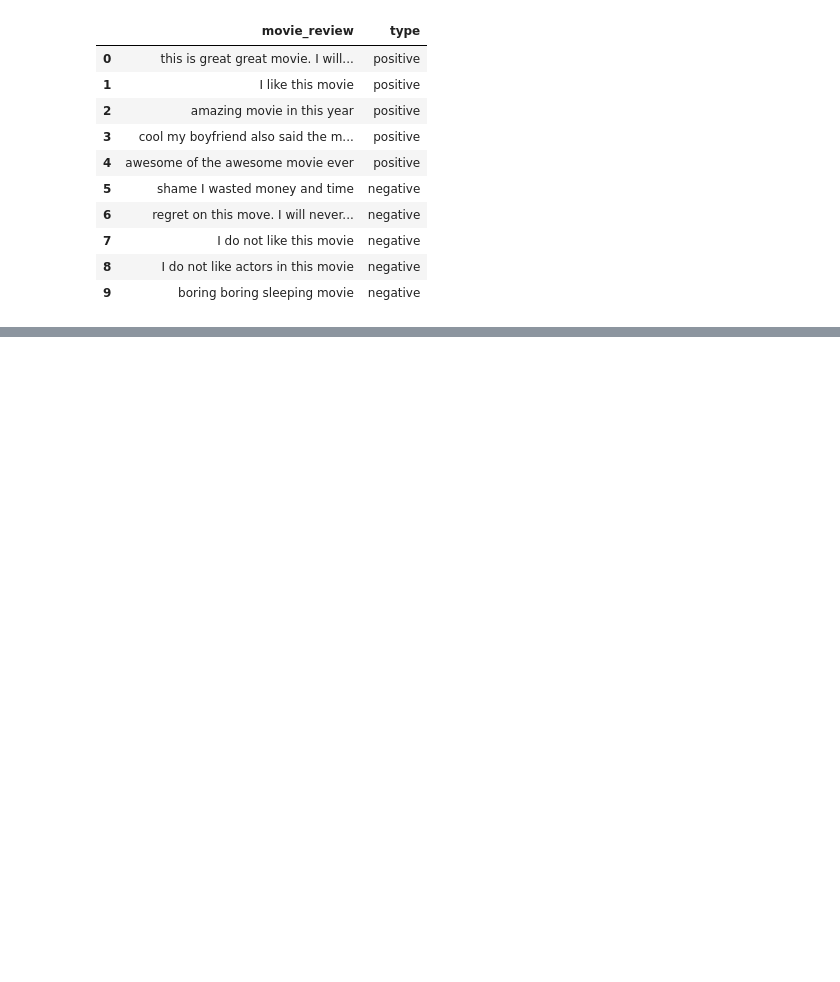
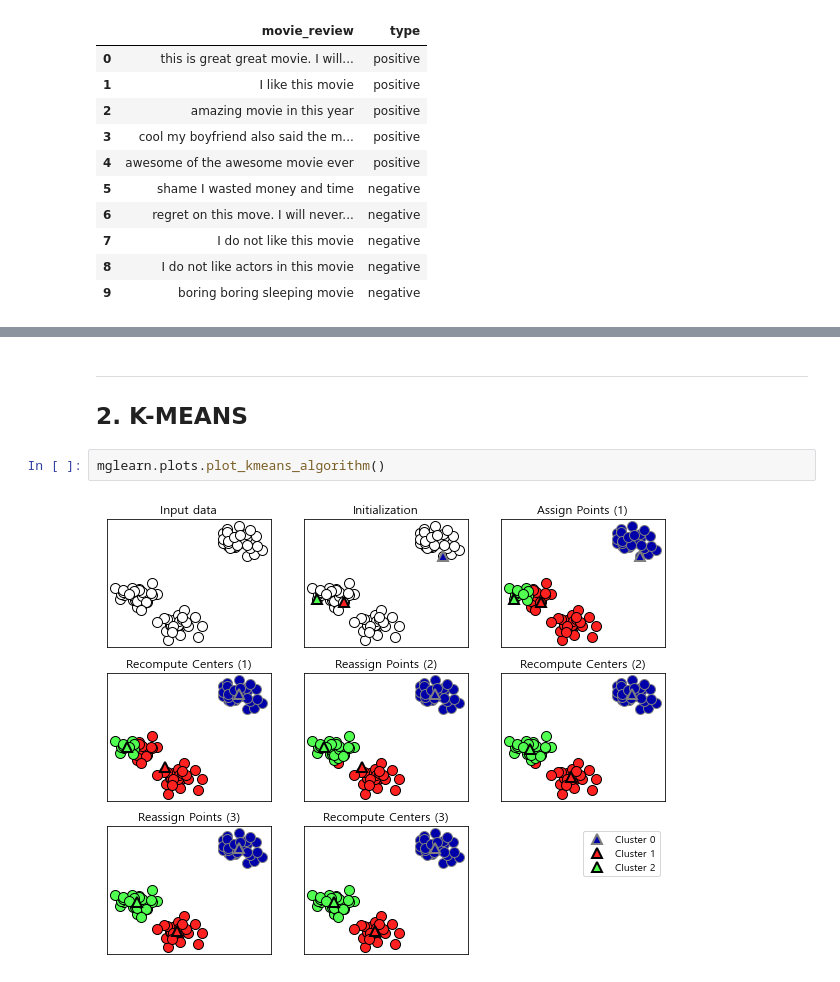
Before and after one commit to NikeLee/pythonwork, a Jupyter notebook: ai/5_기타알고리즘.ipynb, the cells around one changed output, grey strips where cells are left out. Saved outputs shown, nothing was run; the diff lists cells and outputs as text; blank space fills up the shorter version.

```diff
--- a/ai/5_기타알고리즘.ipynb
+++ b/ai/5_기타알고리즘.ipynb
@@ -119,0 +316,8 @@ df
+# %% [markdown]
+---
+
+## 2. K-MEANS
+# %%
+mglearn.plots.plot_kmeans_algorithm()
+# %% [output]
+[figure, added]
```
Also changed, not shown: parts of 35 cells of this notebook.
